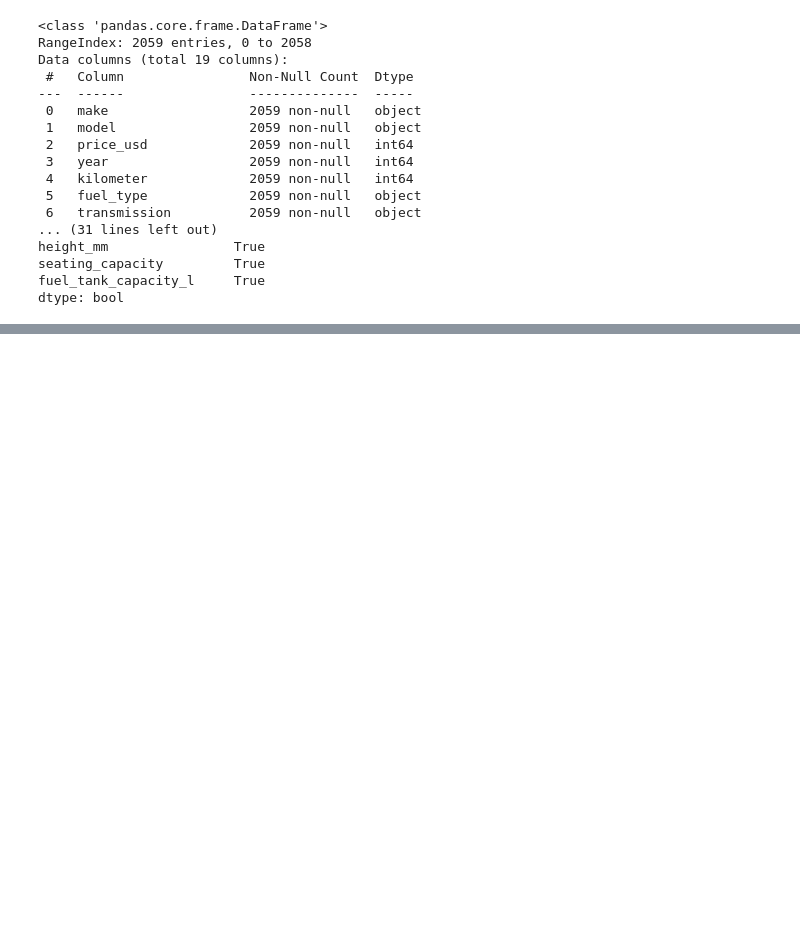
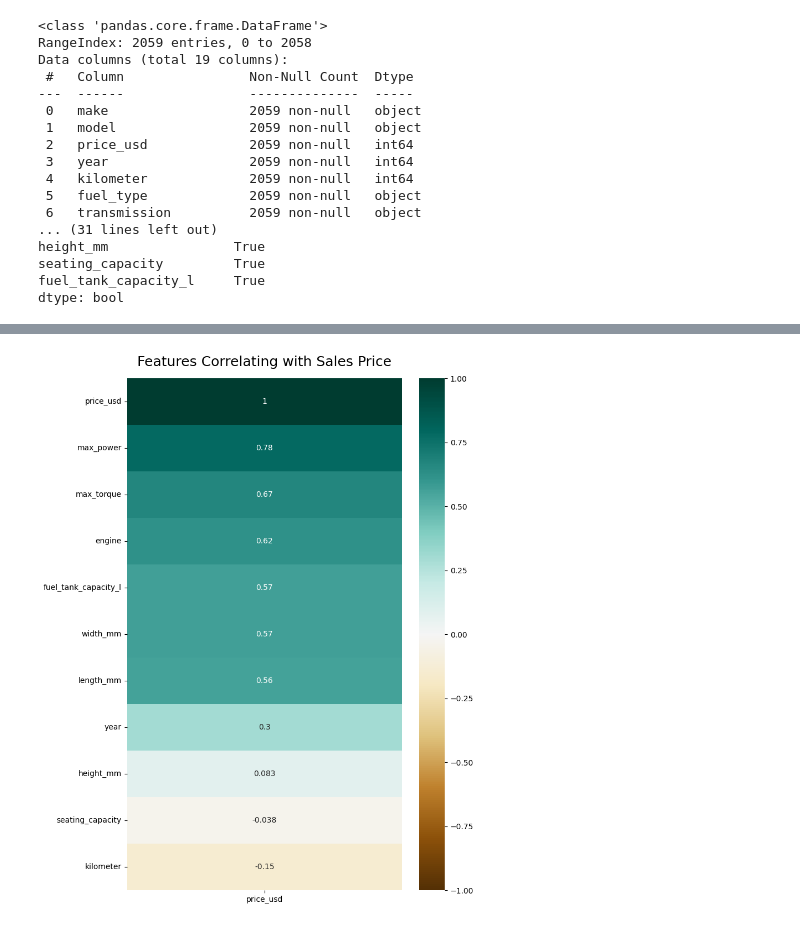
Before and after one commit to wutpppppppppppppppppp/code, a Jupyter notebook: hw6/regression.ipynb, the cells around one changed output, grey strips where cells are left out. Drawn from its saved outputs; the diff is of its cells as text; code cells hidden in the pictures; blank space fills up the shorter version.

```diff
--- a/hw6/regression.ipynb
+++ b/hw6/regression.ipynb
@@ -36,3 +45,8 @@ height_mm                True
 seating_capacity         True
 fuel_tank_capacity_l     True
 dtype: bool
+# %%
+# imputation = ['length_mm','width_mm','height_mm','seating_capacity','fuel_tank_capacity_l']
+cols_with_float64_and_null = df[df.isnull().any(axis=1)].select_dtypes(include=['float64']).columns
+df[cols_with_float64_and_null] = df[cols_with_float64_and_null].fillna(df[cols_with_float64_and_null].mean())
+df = df.dropna(axis=0)
@@ -38,0 +75,4 @@ dtype: bool
+# %%
+df['engine'] = df['engine'].str.extract('(\d+)').astype(int)
+df['max_power'] = df['max_power'].str.extract('(\d+)').astype(int)
+df['max_torque'] = df['max_torque'].str.extract('(\d+)').astype(int)
@@ -38,0 +97,9 @@ dtype: bool
+# %%
+import seaborn as sns
+import matplotlib.pyplot as plt
+
+plt.figure(figsize=(8, 12))
+heatmap = sns.heatmap(df.select_dtypes(include='number').corr()[['price_usd']].sort_values(by='price_usd', ascending=False), vmin=-1, vmax=1, annot=True, cmap='BrBG')
+heatmap.set_title('Features Correlating with Sales Price', fontdict={'fontsize':18}, pad=16);
+# %% [output]
+[figure, added]
```
Also changed, not shown: parts of 6 cells of this notebook, 2 other files.
